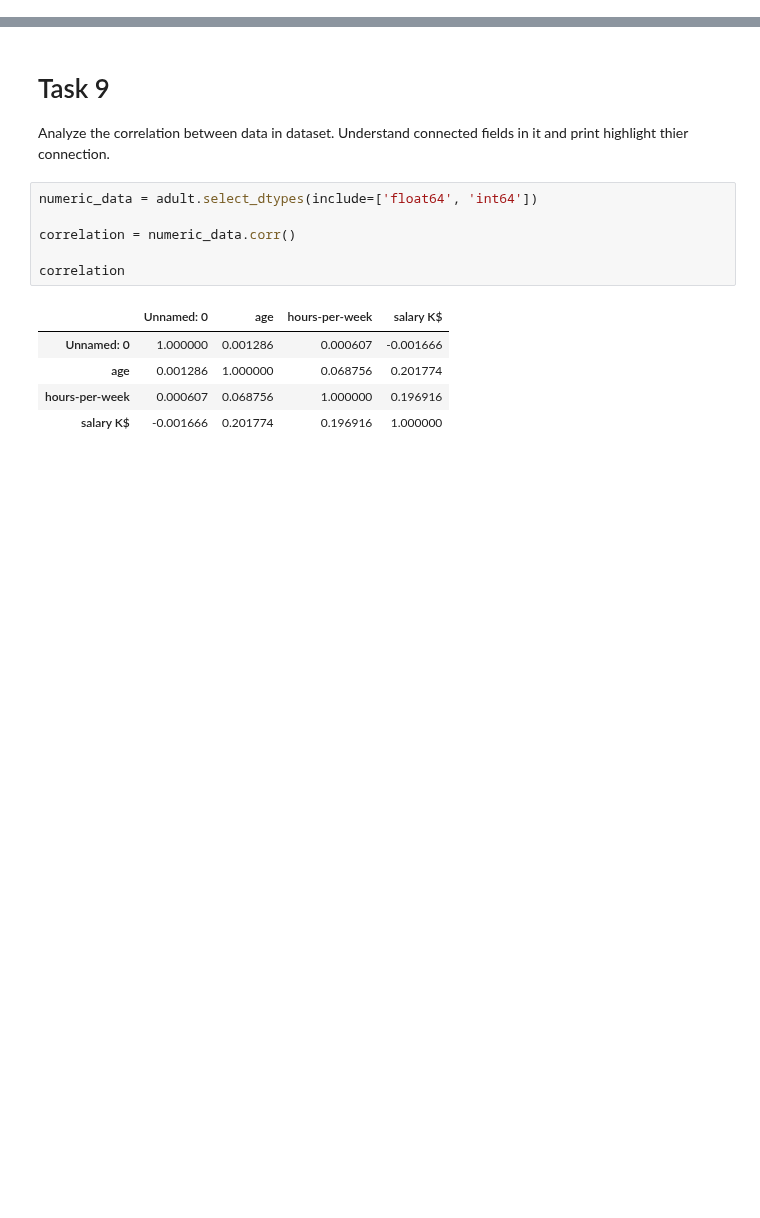
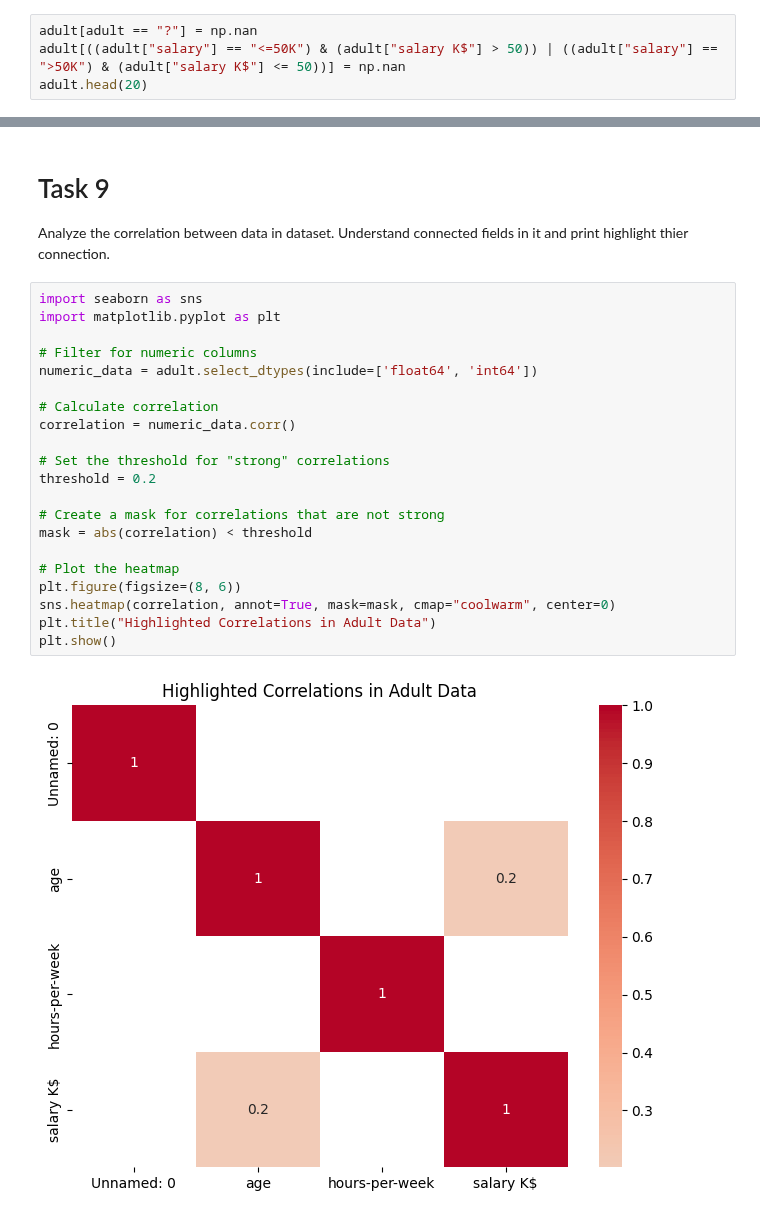
Before and after one commit to mate-academy/py-adult-data-analysis, a Jupyter notebook: app/main.ipynb, the cells around one changed output, grey strips where cells are left out. Cells and saved outputs as stored; diff of their text form; blank space fills up the shorter version.

```diff
--- a/app/main.ipynb
+++ b/app/main.ipynb
@@ -74,0 +53,4 @@ adult.head(20)
+# %%
+adult[adult == "?"] = np.nan
+adult[((adult["salary"] == "<=50K") & (adult["salary K$"] > 50)) | ((adult["salary"] == ">50K") & (adult["salary K$"] <= 50))] = np.nan
+adult.head(20)
@@ -194,15 +198,26 @@ np.int64(85)
 # %% [markdown]
 # Task 9
 Analyze the correlation between data in dataset. Understand connected fields in it and print highlight thier connection.
-# %%
-numeric_data = adult.select_dtypes(include=['float64', 'int64'])
-
-correlation = numeric_data.corr()
-
-correlation
-# %% [output]
-|  | Unnamed: 0 | age | hours-per-week | salary K$ |
-| Unnamed: 0 | 1.000000 | 0.001286 | 0.000607 | -0.001666 |
-| age | 0.001286 | 1.000000 | 0.068756 | 0.201774 |
-| hours-per-week | 0.000607 | 0.068756 | 1.000000 | 0.196916 |
-| salary K$ | -0.001666 | 0.201774 | 0.196916 | 1.000000 |
+# %%
+import seaborn as sns
+import matplotlib.pyplot as plt
+
+# Filter for numeric columns
+numeric_data = adult.select_dtypes(include=['float64', 'int64'])
+
+# Calculate correlation
+correlation = numeric_data.corr()
+
+# Set the threshold for "strong" correlations
+threshold = 0.2
+
+# Create a mask for correlations that are not strong
+mask = abs(correlation) < threshold
+
+# Plot the heatmap
+plt.figure(figsize=(8, 6))
+sns.heatmap(correlation, annot=True, mask=mask, cmap="coolwarm", center=0)
+plt.title("Highlighted Correlations in Adult Data")
+plt.show()
+# %% [output]
+[figure, added]
```
Also changed, not shown: parts of 4 cells of this notebook.
